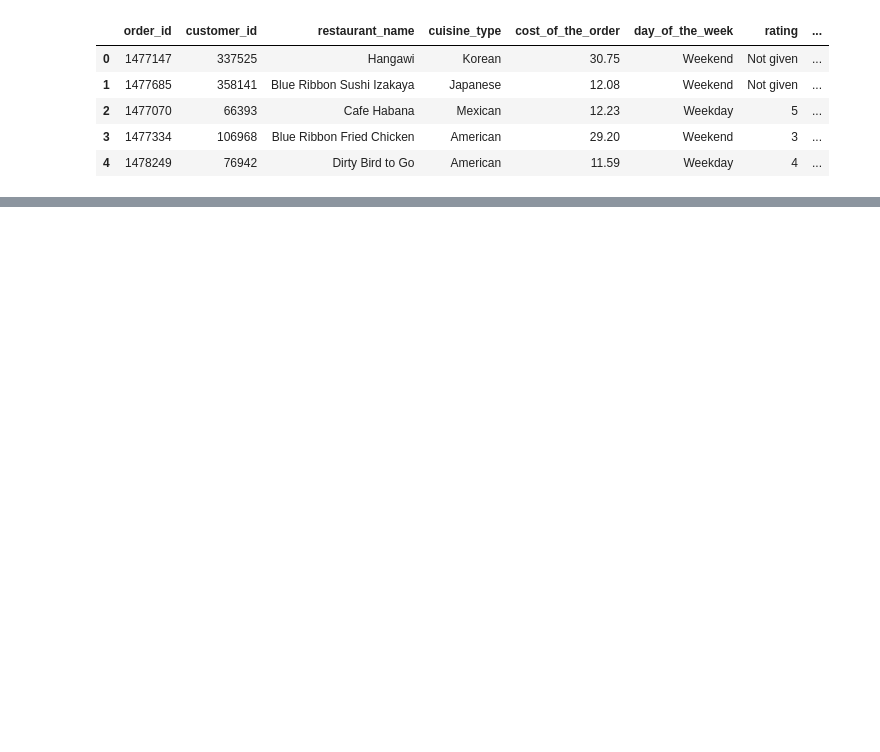
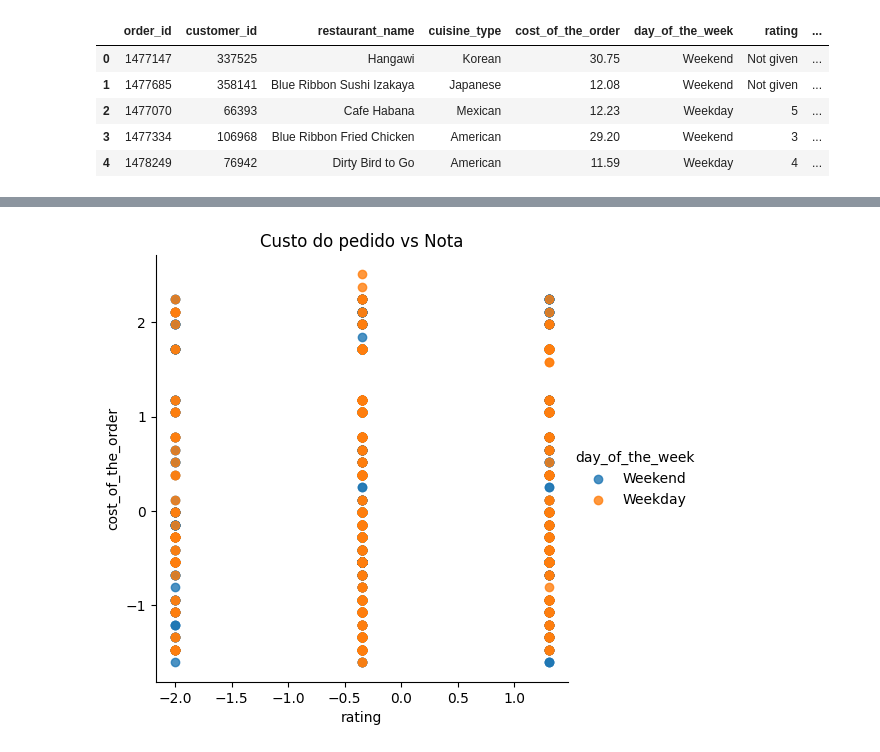
Before and after one commit to ViniciusPolo/pi5_fatec, a Jupyter notebook: machineLearning/preProcessamentoBaseNY.ipynb, the cells around one changed output, grey strips where cells are left out. Saved outputs shown, nothing was run; the diff lists cells and outputs as text; code cells hidden in the pictures; blank space fills up the shorter version.

```diff
--- a/machineLearning/preProcessamentoBaseNY.ipynb
+++ b/machineLearning/preProcessamentoBaseNY.ipynb
@@ -14,0 +25,7 @@ orders.head()
+# %%
+#Substituir valores String por Inteiros [Weekday: 1, Weekend: 0]
+# orders.loc[orders['day_of_the_week'] == 'Weekend', 'day_of_the_week'] = 0
+# orders.loc[orders['day_of_the_week'] == 'Weekday', 'orders'] = 1
+orders.loc[orders['rating'] == 'Not given', 'rating'] = np.nan
+
+orders = orders
@@ -49,0 +253,13 @@ max        33.000000
+# %%
+# define o scatter plot
+sns.lmplot(x='rating', y='cost_of_the_order', data=orders,
+          fit_reg=False,
+          hue='day_of_the_week')
+
+# cria um título para o gráfico
+plt.title('Custo do pedido vs Nota')
+
+# mostra o gráfico
+plt.show()
+# %% [output]
+[figure, added]
```
Also changed, not shown: parts of 28 cells of this notebook.
